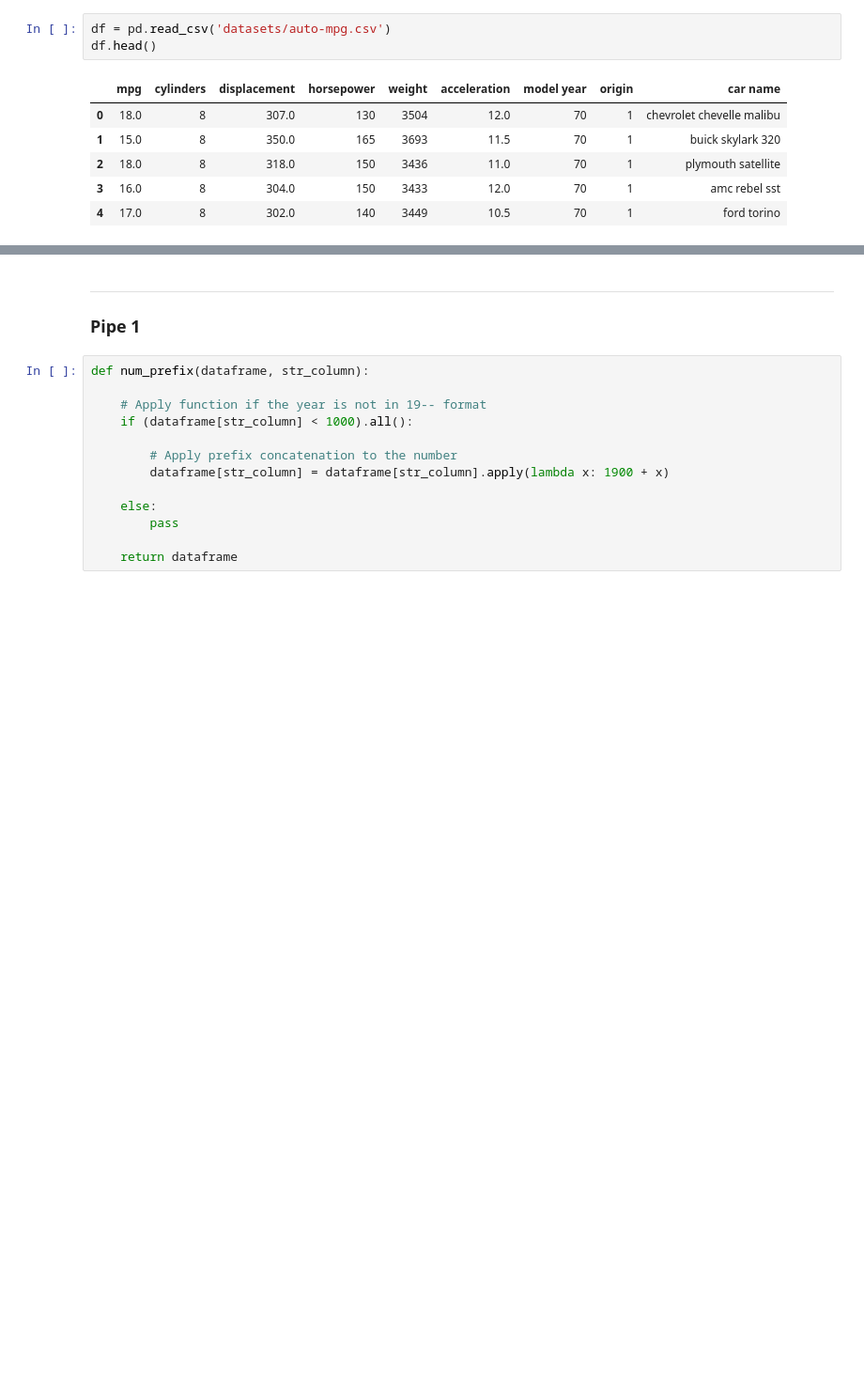
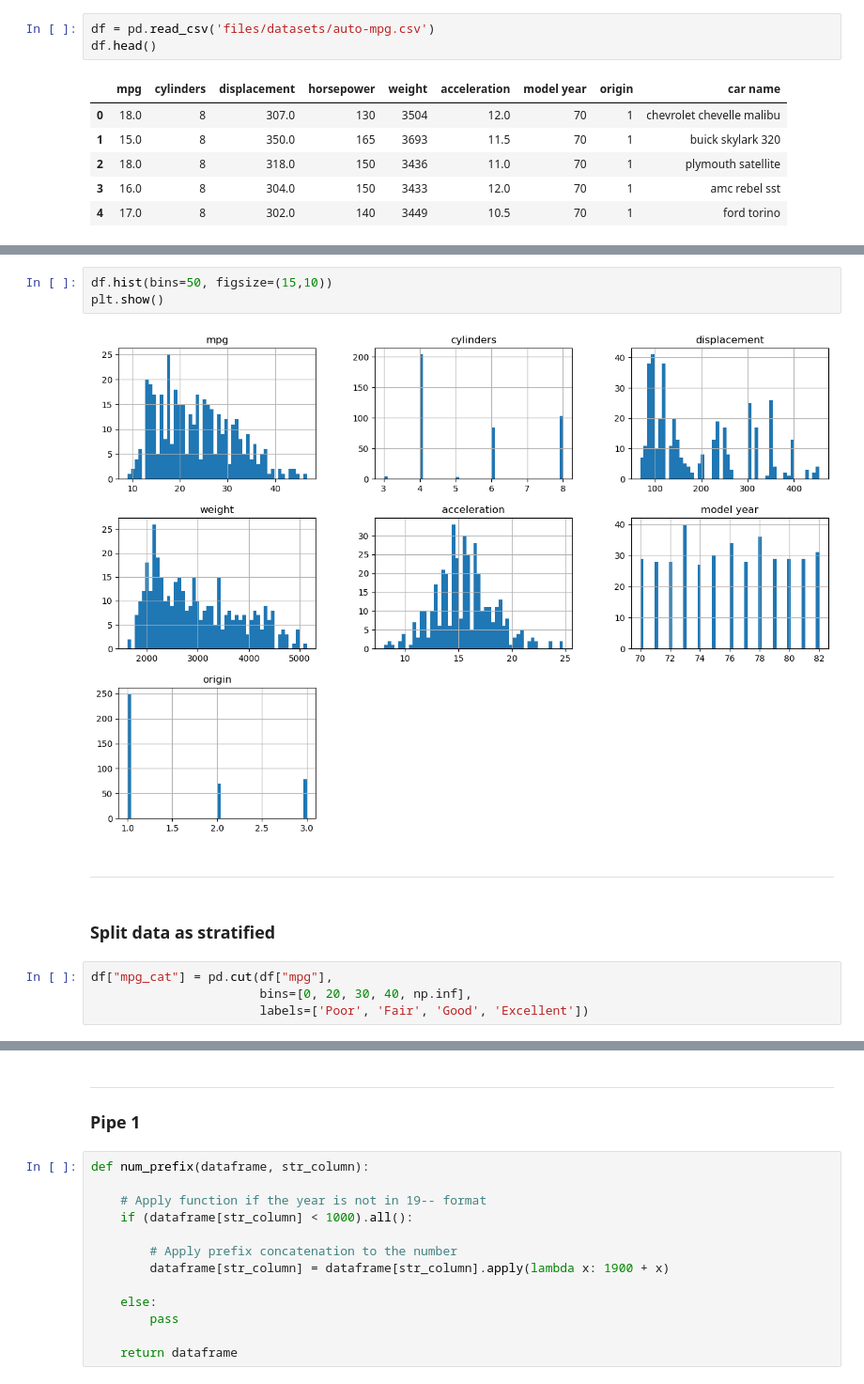
Before and after one commit to roijacob/data-science-projects, a Jupyter notebook: auto-mpg/notebook.ipynb, the cells around one changed output, grey strips where cells are left out. Shown at 94% size. Cells and saved outputs as stored; diff of their text form; blank space fills up the shorter version.

Commit message:
Generate stratified shuffle split

```diff
--- a/auto-mpg/notebook.ipynb
+++ b/auto-mpg/notebook.ipynb
@@ -7,5 +15,5 @@ import matplotlib.pyplot as plt
 # %%
-df = pd.read_csv('datasets/auto-mpg.csv')
+df = pd.read_csv('files/datasets/auto-mpg.csv')
 df.head()
 # %% [output]
 |  | mpg | cylinders | displacement | horsepower | weight | acceleration | model year | origin | car name |
@@ -16,0 +55,13 @@ df.head()
+# %%
+df.hist(bins=50, figsize=(15,10))
+plt.show()
+# %% [output]
+[figure, added]
+# %% [markdown]
+----
+# %% [markdown]
+### Split data as stratified
+# %%
+df["mpg_cat"] = pd.cut(df["mpg"],
+                       bins=[0, 20, 30, 40, np.inf],
+                       labels=['Poor', 'Fair', 'Good', 'Excellent'])
```
Also changed, not shown: parts of 12 cells of this notebook.
